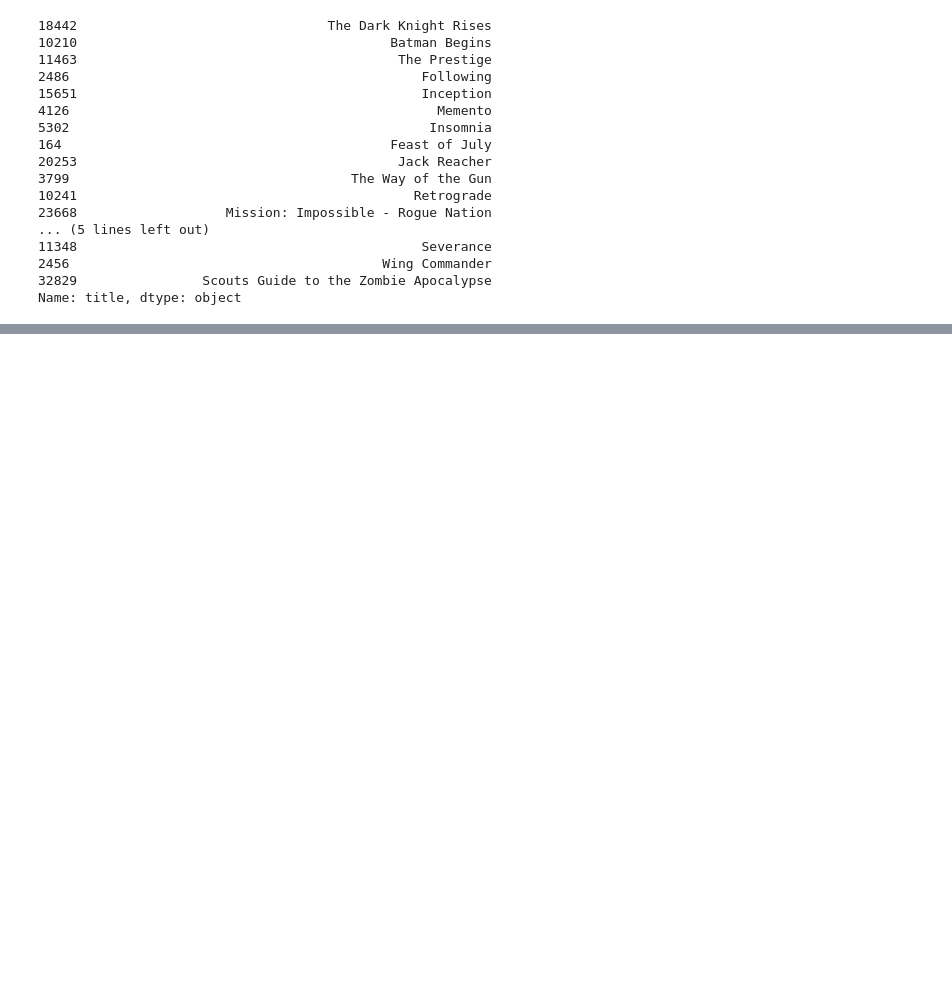
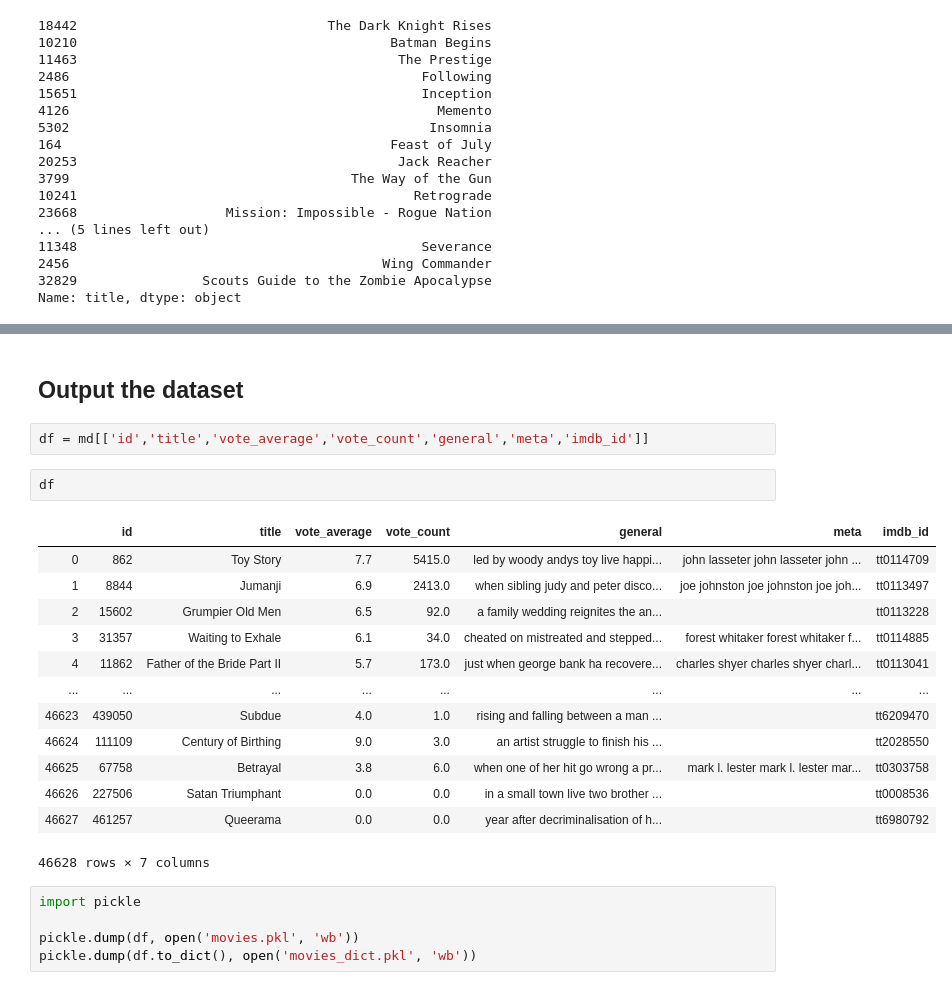
Before and after one commit to XiaoxuanLu/Movie_recommender_system, a Jupyter notebook: Content_based_recommendation.ipynb, the cells around one changed output, grey strips where cells are left out. Cells and saved outputs as stored; diff of their text form; blank space fills up the shorter version.

```diff
--- a/Content_based_recommendation.ipynb
+++ b/Content_based_recommendation.ipynb
@@ -395,0 +441,25 @@ Name: title, dtype: object
+# %% [markdown]
+## Output the dataset
+# %%
+df = md[['id','title','vote_average','vote_count','general','meta','imdb_id']]
+# %%
+df
+# %% [output]
+|  | id | title | vote_average | vote_count | general | meta | imdb_id |
+| 0 | 862 | Toy Story | 7.7 | 5415.0 | led by woody andys toy live happi... | john lasseter john lasseter john ... | tt0114709 |
+| 1 | 8844 | Jumanji | 6.9 | 2413.0 | when sibling judy and peter disco... | joe johnston joe johnston joe joh... | tt0113497 |
+| 2 | 15602 | Grumpier Old Men | 6.5 | 92.0 | a family wedding reignites the an... |  | tt0113228 |
+| 3 | 31357 | Waiting to Exhale | 6.1 | 34.0 | cheated on mistreated and stepped... | forest whitaker forest whitaker f... | tt0114885 |
+| 4 | 11862 | Father of the Bride Part II | 5.7 | 173.0 | just when george bank ha recovere... | charles shyer charles shyer charl... | tt0113041 |
+| ... | ... | ... | ... | ... | ... | ... | ... |
+| 46623 | 439050 | Subdue | 4.0 | 1.0 | rising and falling between a man ... |  | tt6209470 |
+| 46624 | 111109 | Century of Birthing | 9.0 | 3.0 | an artist struggle to finish his ... |  | tt2028550 |
+| 46625 | 67758 | Betrayal | 3.8 | 6.0 | when one of her hit go wrong a pr... | mark l. lester mark l. lester mar... | tt0303758 |
+| 46626 | 227506 | Satan Triumphant | 0.0 | 0.0 | in a small town live two brother ... |  | tt0008536 |
+| 46627 | 461257 | Queerama | 0.0 | 0.0 | year after decriminalisation of h... |  | tt6980792 |
+46628 rows × 7 columns
+# %%
+import pickle
+
+pickle.dump(df, open('movies.pkl', 'wb'))
+pickle.dump(df.to_dict(), open('movies_dict.pkl', 'wb'))
```
Also changed, not shown: parts of 3 cells of this notebook, 1 other file.
